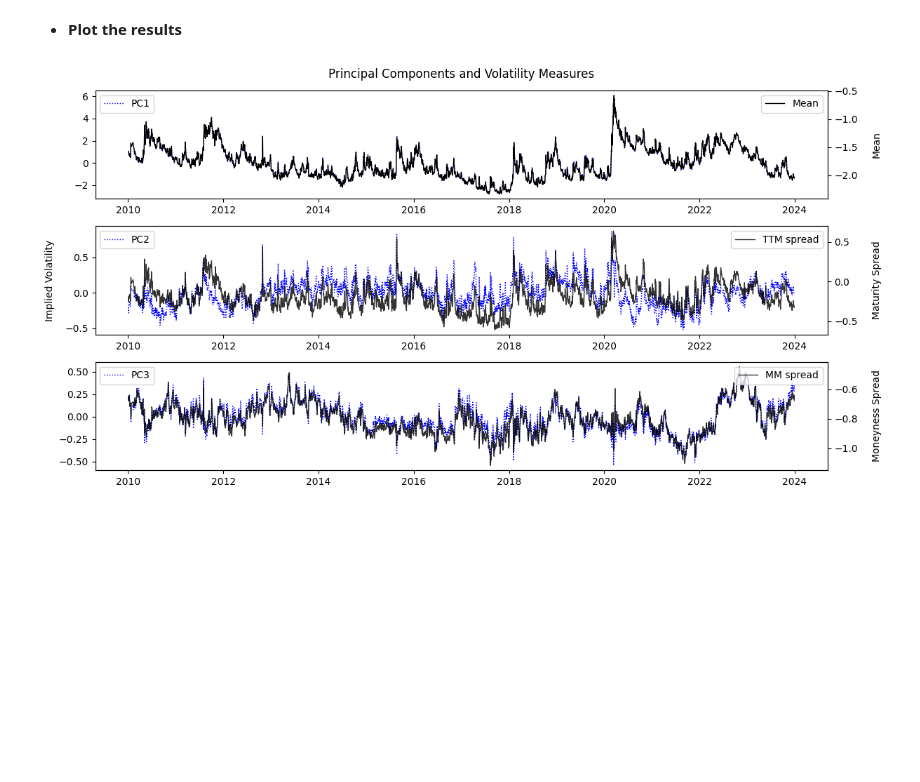
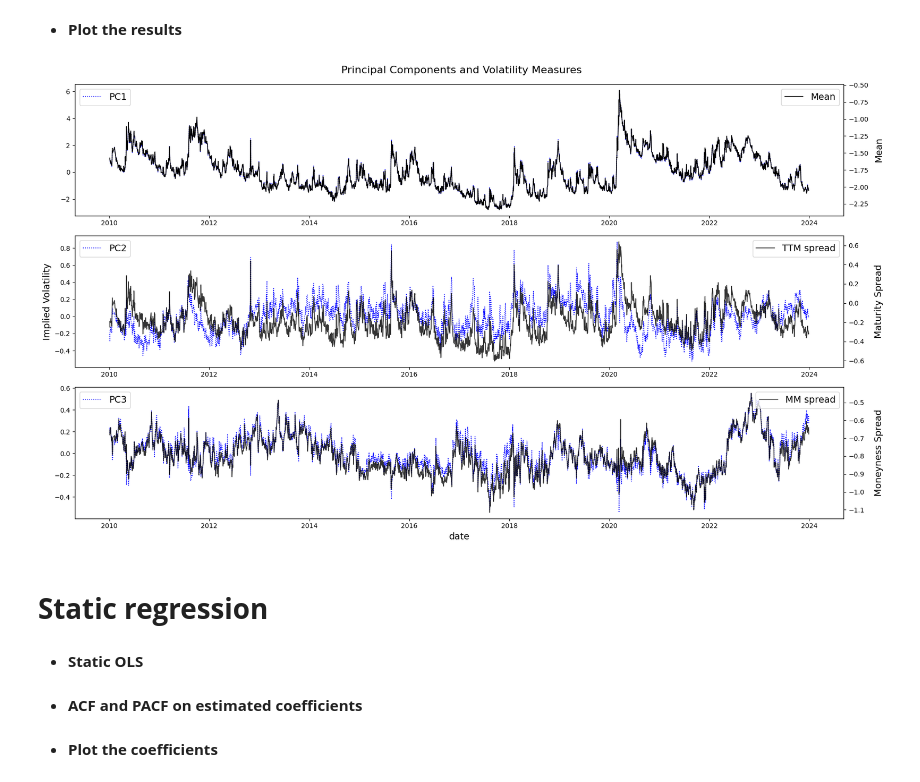
Before and after one commit to euanbronsky8/Thesis, a Jupyter notebook: 2. Prelim. Analysis.ipynb, the cells around one changed output. Saved outputs shown, nothing was run; the diff lists cells and outputs as text; code cells hidden in the pictures; blank space fills up the shorter version.

```diff
--- a/2. Prelim. Analysis.ipynb
+++ b/2. Prelim. Analysis.ipynb
@@ -12,7 +14,7 @@ import statsmodels.api as sm
 - **Load the data**
 # %%
 # Load the data and compute moneyness
-data = pd.read_parquet("/Users/Euan Bronsky/Downloads/data_final_final.parquet")
+data = pd.read_parquet("/Users/euanbronsky/Downloads/data_final_final.parquet")
 data['K/S'] = data['strike'] / data['underlying_last']
 # %% [markdown]
 # **Compute summary statistics**
@@ -337,62 +339,67 @@ if np.corrcoef(PC3, mm_spread)[0, 1] < 0:
    # ax_left.legend(lines1 + lines2, labels1 + labels2, loc=loc)
 
 # Define plotting environment
-fig, axes = plt.subplots(3, 1, figsize=(12, 6))
+fig, axes = plt.subplots(3, 1, figsize=(18, 10))
 
 # Plot the mean series
 ax1 = axes[0]
 ax2 = ax1.twinx()
-ax1.plot(df_pivot.index, PC1, label = 'PC1', color = 'blue', linestyle = ':', linewidth = 1)
-ax2.plot(df_pivot.index, mean_series, color = 'black', label = 'Mean', alpha=1, linewidth = 1)
+ax1.plot(df_pivot.index, PC1, label = 'PC1', color = 'blue', linestyle = ':', linewidth = 1.2)
+ax2.plot(df_pivot.index, mean_series, color = 'black', label = 'Mean', alpha=1, linewidth = 1.2)
 #add_legend(ax1, ax2, loc='upper left')
 #ax1.set_ylabel('Implied Volatility', fontsize=10)
 #ax1.set_title('Factor 1 vs. Average Implied Volatility', fontsize=11)
-ax2.set_ylabel('Mean', fontsize=10)
+ax2.set_ylabel('Mean', fontsize=14)
 
 # PC legend (top)
-ax1.legend(loc='upper left')
+ax1.legend(loc='upper left', fontsize=14)
 
 # Mean legend (bottom)
-ax2.legend(loc='upper right')
+ax2.legend(loc='upper right', fontsize=14)
 
 # Plot the time-to-maturity spread
 ax3 = axes[1]
 ax4 = ax3.twinx()
-ax3.plot(df_pivot.index, PC2, label = 'PC2', color='blue', linestyle = ':', linewidth = 1)
-ax4.plot(df_pivot.index, ttm_spread, color='black', label = 'TTM spread', alpha=0.8, linewidth=1)
+ax3.plot(df_pivot.index, PC2, label = 'PC2', color='blue', linestyle = ':', linewidth = 1.2)
+ax4.plot(df_pivot.index, ttm_spread, color='black', label = 'TTM spread', alpha=0.8, linewidth=1.2)
 #add_legend(ax3, ax4, loc='upper left')
 #ax3.set_title('Factor 2 vs. Slope of Volatility Term Structure', fontsize=11)
-ax3.set_ylabel('Implied Volatility', fontsize=10)
-ax4.set_ylabel('Maturity Spread', fontsize=10)
+ax3.set_ylabel('Implied Volatility', fontsize=14)
+ax4.set_ylabel('Maturity Spread', fontsize=14)
 
 # Second subplot
-ax3.legend(loc='upper left')   # PC2
-ax4.legend(loc='upper right')   # TTM spread
+ax3.legend(loc='upper left', fontsize = 14)   # PC2
+ax4.legend(loc='upper right', fontsize = 14)   # TTM spread
 
 # Plot the moneyness spread
 ax5 = axes[2]
 ax6 = ax5.twinx()
-ax5.plot(df_pivot.index, PC3, label = 'PC3', color='blue', linestyle = ':', linewidth = 1)
-ax6.plot(df_pivot.index, mm_spread, color = 'black', label = 'MM spread', alpha=0.8, linewidth = 1)
+ax5.plot(df_pivot.index, PC3, label = 'PC3', color='blue', linestyle = ':', linewidth = 1.2)
+ax6.plot(df_pivot.index, mm_spread, color = 'black', label = 'MM spread', alpha=0.8, linewidth = 1.2)
+ax5.set_xlabel('date', fontsize=14)
 #add_legend(ax5, ax6, loc='upper left')
 #ax5.set_title('Factor 3 vs. Slope of Volatility Smile', fontsize=11)
 #ax5.set_ylabel('Implied Volatility', fontsize=10)
-ax6.set_ylabel('Moneyness Spread', fontsize=10)
+ax6.set_ylabel('Moneyness Spread', fontsize=14)
 
 # Third subplot
-ax5.legend(loc='upper left')   # PC3
-ax6.legend(loc='upper right')
+ax5.legend(loc='upper left', fontsize = 14)   # PC3
+ax6.legend(loc='upper right', fontsize = 14)
 
 #for ax in axes.flat:
     #ax.grid(True, alpha=0.5)
 
 # Plot the results
 plt.tight_layout()
-fig.suptitle('Principal Components and Volatility Measures', fontsize=12, y=1.02)
+fig.suptitle('Principal Components and Volatility Measures', fontsize=16, y=1.02)
 fig.align_ylabels(axes)
 for ax in [ax2, ax4, ax6]:
-    ax.yaxis.set_label_coords(1.06, 0.5)
-plt.savefig("/Users/Euan Bronsky/Downloads/pca.plot.png", bbox_inches='tight')
+    ax.yaxis.set_label_coords(1.04, 0.5)
+plt.savefig("/Users/euanbronsky/Downloads/pca.plot.pdf", bbox_inches='tight')
 plt.show()
 # %% [output]
-[figure, old version]
+[figure, new version]
+# %% [markdown]
+# **Static regression**
+# %% [markdown]
+- **Static OLS**
@@ -398,0 +433,2 @@ plt.show()
+# %% [markdown]
+- **ACF and PACF on estimated coefficients**
@@ -398,0 +447,2 @@ plt.show()
+# %% [markdown]
+- **Plot the coefficients**
```
Also changed, not shown: parts of 8 cells of this notebook.
